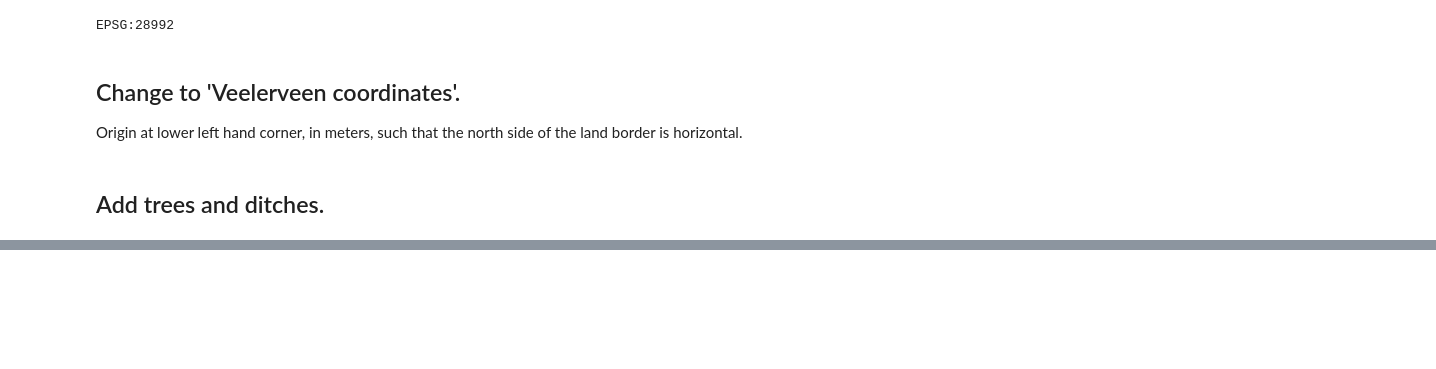
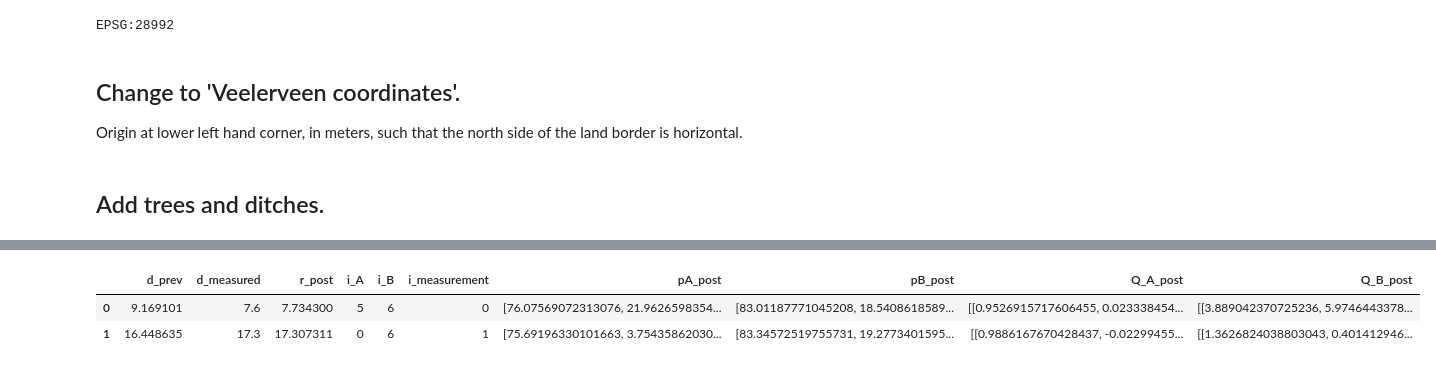
Before and after one commit to henkluinge/garden_dynamics, a Jupyter notebook: garden_map.ipynb, the cells around one changed output, grey strips where cells are left out. Drawn from its saved outputs; the diff is of its cells as text; code cells hidden in the pictures; blank space fills up the shorter version.

```diff
--- a/garden_map.ipynb
+++ b/garden_map.ipynb
@@ -32,7 +41,8 @@ db_info_percelen = parsers.get_kadaster_objects(kadastrale_object_ids=parsers.ka
 # %%
-gdf = [parsers.get_perceel_coordinates(id, as_polygon=False, file_path=r"./datasets/pdoc_download/kadastralekaart_kadastralegrens.gml",) for id in db_info_percelen.index]
-gdf = gpd.GeoDataFrame( pd.concat( gdf, ignore_index=False) )
-p_origin = parsers.get_lower_left_point_in_veelerveen_rotation(gdf) # Geoseries.
+# Kadaster contours.
+gdf_kadaster = [geo_parsers.get_perceel_coordinates(id, as_polygon=False, file_path=r"./datasets/kadastralekaart_kadastralegrens.gml",) for id in db_info_percelen.index]
+gdf_kadaster = gpd.GeoDataFrame( pd.concat( gdf_kadaster, ignore_index=False) )
+p_origin = geo_parsers.get_lower_left_point_in_veelerveen_rotation(gdf_kadaster) # Geoseries.
 # %% [output]
 EPSG:28992
 # %% [markdown]
@@ -42,8 +52,4 @@ Origin at lower left hand corner, in meters, such that the north side of the lan
 # Create Veelerveen crs
 lat_min = p_origin.to_crs('WGS84').get_coordinates().y.min()
 lon_min = p_origin.to_crs('WGS84').get_coordinates().x.min()
-crs_veelerveen = parsers.get_crs_veeleerveen(lat_min, lon_min)
-
-# Convert both kadaster outlines and kadaset database to veelerveen coordinates.
-gdf = gdf.to_crs(crs_veelerveen)
-db_info_percelen = db_info_percelen.to_crs(crs_veelerveen)
+crs_veelerveen = geo_parsers.get_crs_veeleerveen(lat_min, lon_min)
@@ -114,0 +69,14 @@ p_origin.to_crs(crs_veelerveen).plot(ax=ax, color='black', markersize=100)
+# %%
+# GPS scan of trees.
+gdf_trees = field_parsers.read_gps_coordinates_recorded_with_app(fname = 'datasets/boomgaard_plant_coordinaten/20251005-091825.kml',
+                                                                 crs_veelerveen=crs_veelerveen)
+
+gdf_trees = field_parsers.add_row_to_tree_list(gdf_trees, kind='Corner', new_id=None, base_id=5, replace=True)
+gdf_trees = field_parsers.add_row_to_tree_list(gdf_trees, kind='Tamme kastagne', px=110, new_id=None, base_id=15, replace=False)
+
+
+gdf_trees['label'] = gdf_trees.apply(lambda row: f'{row.name}_{row.kind}', axis=1)
+gdf_trees['n_corrections'] = 0
+
+gdf_trees = field_parsers.add_row_to_tree_list(gdf_trees,
+                                  kind="Corner", px=76.0, py=22, new_id=5, base_id=5)
@@ -114,0 +188,6 @@ p_origin.to_crs(crs_veelerveen).plot(ax=ax, color='black', markersize=100)
+# %%
+df_correction
+# %% [output]
+|  | d_prev | d_measured | r_post | i_A | i_B | i_measurement | pA_post | pB_post | Q_A_post | Q_B_post |
+| 0 | 9.169101 | 7.6 | 7.734300 | 5 | 6 | 0 | [76.07569072313076, 21.9626598354... | [83.01187771045208, 18.5408618589... | [[0.9526915717606455, 0.023338454... | [[3.889042370725236, 5.9746443378... |
+| 1 | 16.448635 | 17.3 | 17.307311 | 0 | 6 | 1 | [75.69196330101663, 3.75435862030... | [83.34572519755731, 19.2773401595... | [[0.9886167670428437, -0.02299455... | [[1.3626824038803043, 0.401412946... |
```
Also changed, not shown: parts of 20 cells of this notebook, 14 other files.
